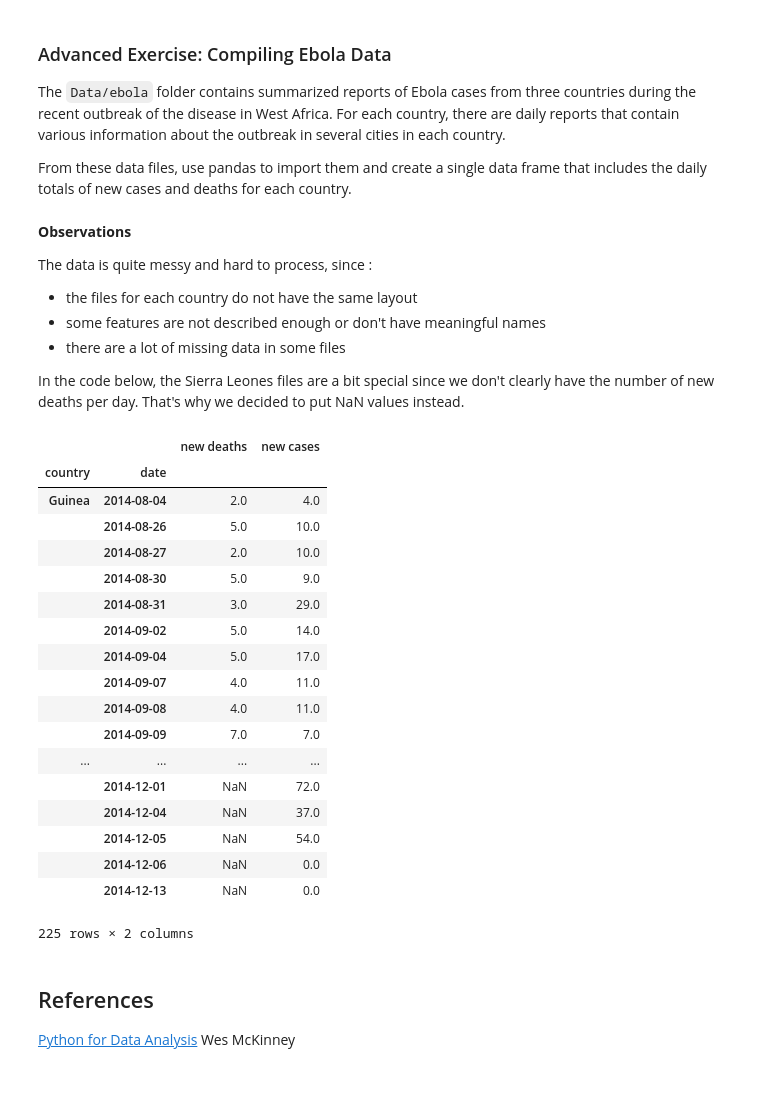
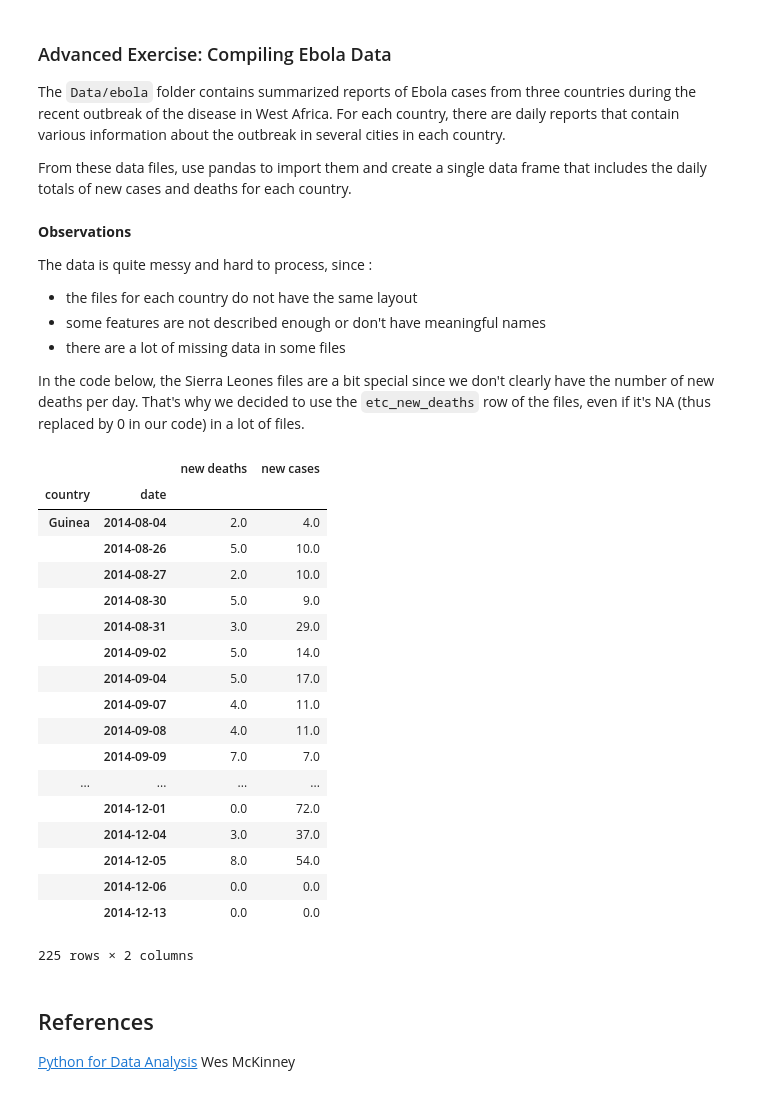
Before and after one commit to mfmotta/tatoule, a Jupyter notebook: 01 - Pandas and Data Wrangling/Intro to Pandas.ipynb, the cells around one changed output. Saved outputs shown, nothing was run; the diff lists cells and outputs as text; code cells hidden in the pictures.

Commit message:
Changed death count method in Ebola exercise

```diff
--- a/01 - Pandas and Data Wrangling/Intro to Pandas.ipynb
+++ b/01 - Pandas and Data Wrangling/Intro to Pandas.ipynb
@@ -1347,7 +1347,7 @@ The data is quite messy and hard to process, since :
 * some features are not described enough or don't have meaningful names
 * there are a lot of missing data in some files
 
-In the code below, the Sierra Leones files are a bit special since we don't clearly have the number of new deaths per day. That's why we decided to put NaN values instead.
+In the code below, the Sierra Leones files are a bit special since we don't clearly have the number of new deaths per day. That's why we decided to use the `etc_new_deaths` row of the files, even if it's NA (thus replaced by 0 in our code) in a lot of files.
 # %%
 import os
 
@@ -1384,39 +1384,39 @@ sl_dir = "Data/ebola/sl_data/"
 sl_df = dfs[2]
 for file in os.listdir(sl_dir):
     daily = pd.read_csv(sl_dir + file, parse_dates=['date']).fillna(0)
     date = daily.date[0]
     daily.index = daily.variable
     new_cases_count = int(daily.loc['new_confirmed', 'National'])
-    new_deaths_count = np.nan
+    new_deaths_count = int(daily.loc['etc_new_deaths', 'National'])
     sl_df.loc[date] = [new_deaths_count, new_cases_count, 'Sierra Leone']
 
 # Create new dataframs with hierarchical index
 new_dfs = []
 for df in dfs:
     df.index.name = 'date'
     new_dfs.append(df.set_index(['country', df.index]))
 
 # Concatenate the dataframes row-wise
 pd.concat(new_dfs, axis=0)
 # %% [output]
 |  |  | new deaths | new cases |
 | country | date |  |  |
 | Guinea | 2014-08-04 | 2.0 | 4.0 |
 |  | 2014-08-26 | 5.0 | 10.0 |
 |  | 2014-08-27 | 2.0 | 10.0 |
 |  | 2014-08-30 | 5.0 | 9.0 |
 |  | 2014-08-31 | 3.0 | 29.0 |
 |  | 2014-09-02 | 5.0 | 14.0 |
 |  | 2014-09-04 | 5.0 | 17.0 |
 |  | 2014-09-07 | 4.0 | 11.0 |
 |  | 2014-09-08 | 4.0 | 11.0 |
 |  | 2014-09-09 | 7.0 | 7.0 |
 | ... | ... | ... | ... |
-|  | 2014-12-01 | NaN | 72.0 |
-|  | 2014-12-04 | NaN | 37.0 |
-|  | 2014-12-05 | NaN | 54.0 |
-|  | 2014-12-06 | NaN | 0.0 |
-|  | 2014-12-13 | NaN | 0.0 |
+|  | 2014-12-01 | 0.0 | 72.0 |
+|  | 2014-12-04 | 3.0 | 37.0 |
+|  | 2014-12-05 | 8.0 | 54.0 |
+|  | 2014-12-06 | 0.0 | 0.0 |
+|  | 2014-12-13 | 0.0 | 0.0 |
 225 rows × 2 columns
 # %% [markdown]
 ## References
```
